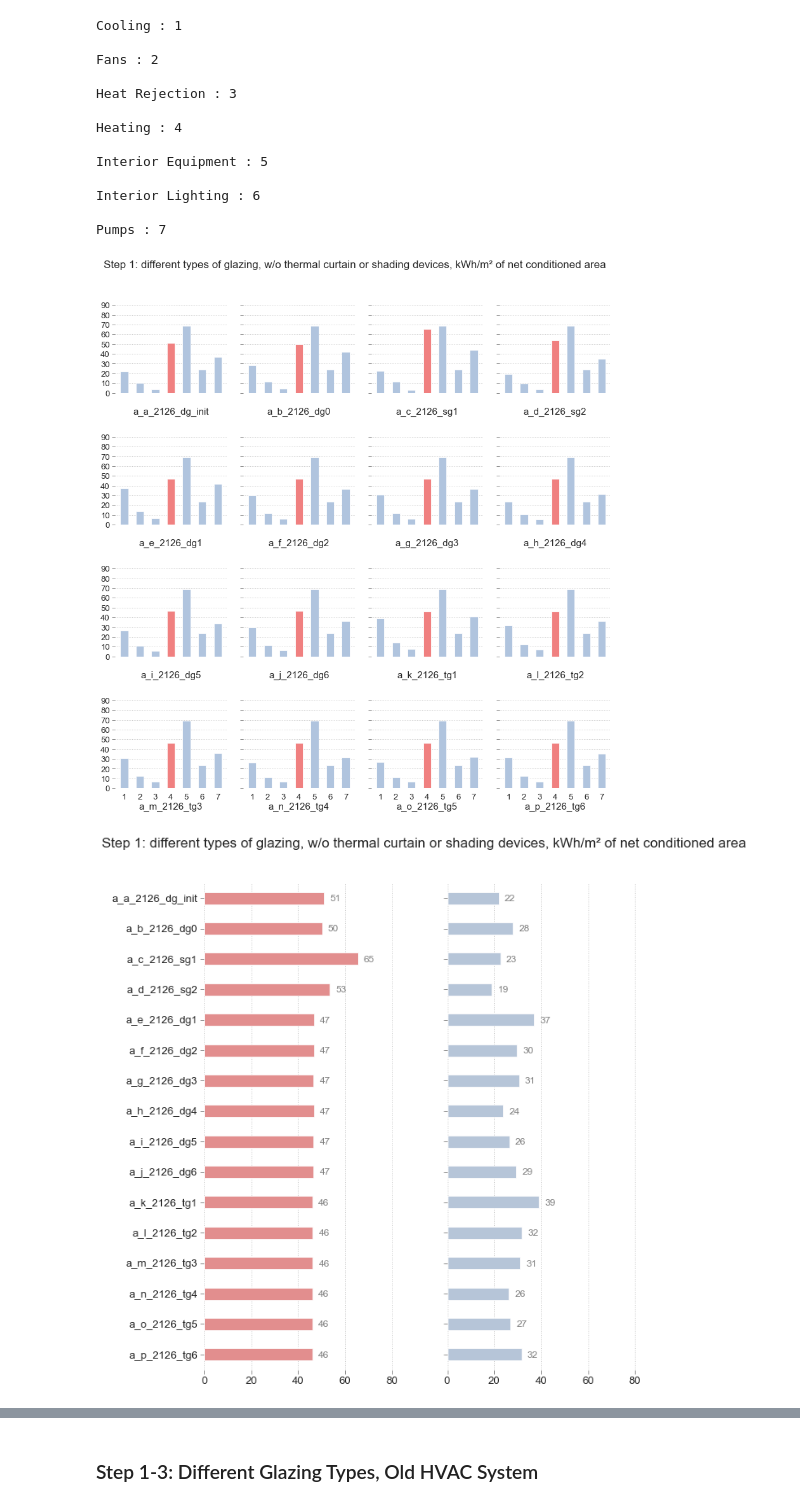
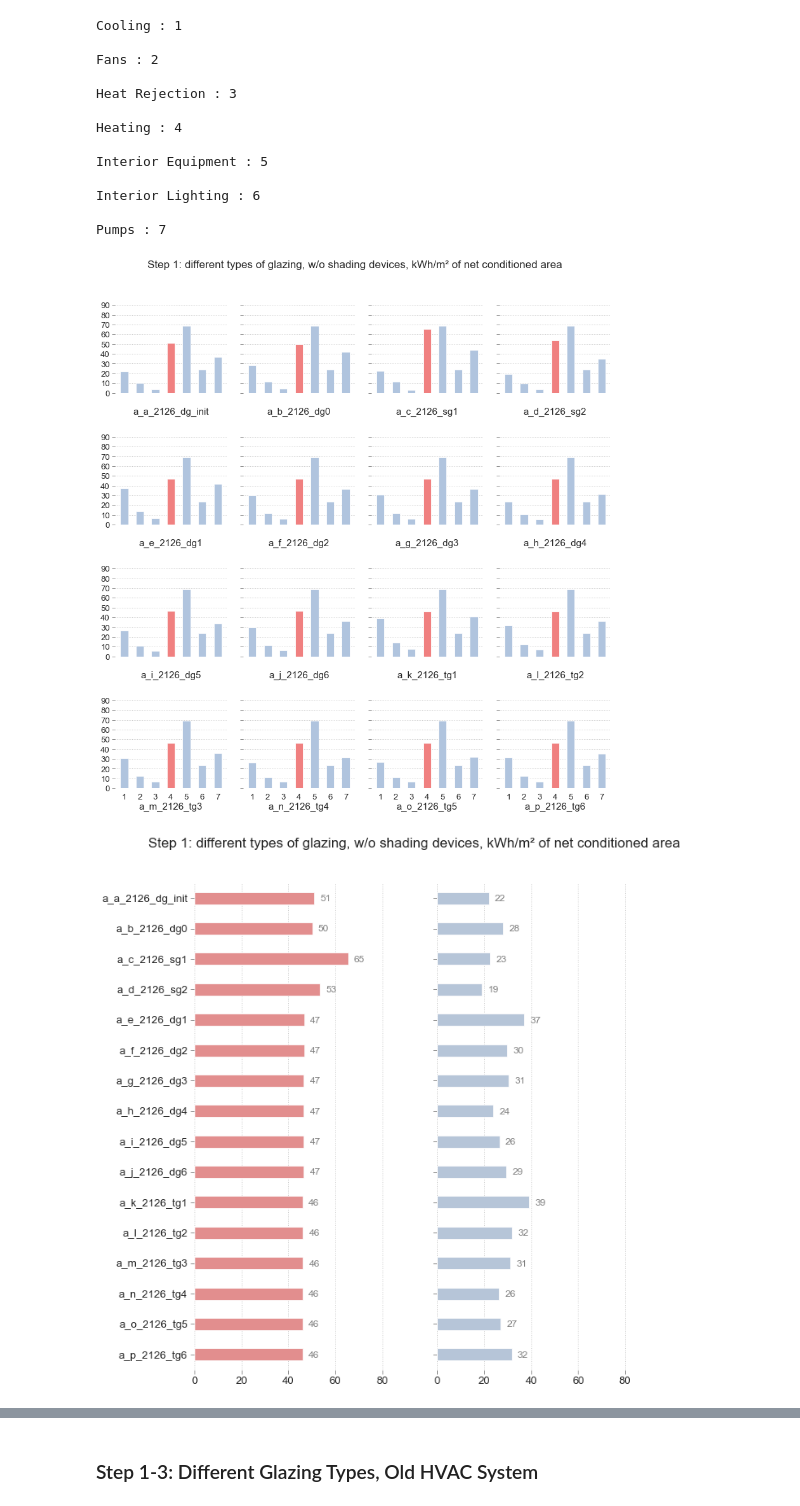
Before and after one commit to JeanSouv/LCA_IGUs, a Jupyter notebook: 01_BEM.ipynb, the cells around one changed output, grey strips where cells are left out. Saved outputs shown, nothing was run; the diff lists cells and outputs as text; code cells hidden in the pictures.

```diff
--- a/01_BEM.ipynb
+++ b/01_BEM.ipynb
@@ -809,7 +809,7 @@ def save_results_csv(n_step, df_step, ls_unmet, df_end_use_allsteps):
 # %% [markdown]
 <font color='red'>To run all the simulations or not:<font>
 # %%
-run_all = True
+run_all = False
 # %% [markdown]
 ### Recover data saved in csv files from previous simulations:
 # %% [markdown]
@@ -1506,10 +1344,12 @@ ls_dsf = list(df_step9.index[df_step9['glazing'] == "dsf"])
 if run_all:
 
     df_copy = df_end_use_allsteps[[
-        "d_e_2126_dg1_vav_sd", "d_f_2126_dg2_vav_sd", "d_g_2126_dg3_vav_sd",
-        "d_h_2126_dg4_vav_sd", "d_i_2126_dg5_vav_sd", "d_j_2126_dg6_vav_sd",
-        "d_k_2126_tg1_vav_sd", "d_l_2126_tg2_vav_sd", "d_m_2126_tg3_vav_sd",
-        "d_n_2126_tg4_vav_sd", "d_o_2126_tg5_vav_sd", "d_p_2126_tg6_vav_sd"]
+        "e_e_2126_dg1_vav_int", "e_f_2126_dg2_vav_int",
+        "e_g_2126_dg3_vav_int", "e_h_2126_dg4_vav_int",
+        "e_i_2126_dg5_vav_int", "e_j_2126_dg6_vav_int",
+        "e_k_2126_tg1_vav_int", "e_l_2126_tg2_vav_int",
+        "e_m_2126_tg3_vav_int", "e_n_2126_tg4_vav_int",
+        "e_o_2126_tg5_vav_int", "e_p_2126_tg6_vav_int"]
     ].copy()
 
     df_step4_mean = df_copy.groupby(level=1, axis=1).mean()
@@ -2676,21 +2482,21 @@ Pumps : 7
 # %%
 code = "a"
 ylim = 90
 title = ("Step 1: different types of glazing," +
-         " w/o thermal curtain or shading devices," +
+         " w/o shading devices," +
          " kWh/m² of net conditioned area")
 
 # Vertical bar chart with all end uses:
 end_use_v_plot(code, df_end_use_allsteps, ylim, title)
 
 print("\n\n")
 # Another kind of plot with heating and cooling load:
 heat_cool_h_plot(code, df_end_use_allsteps, ylim, title)
 
 print("\n\n")
 # Horizontal bar chart with total energy use,
 # w/ indications of cooling+heating load, and total hvac kind:
 total_end_use_h_plot(code, 300, title)
 # %% [output]
-[figure, old version]
+[figure, new version]
-[figure, old version]
+[figure, new version]
```
Also changed, not shown: parts of 113 cells of this notebook, 7 other files.
